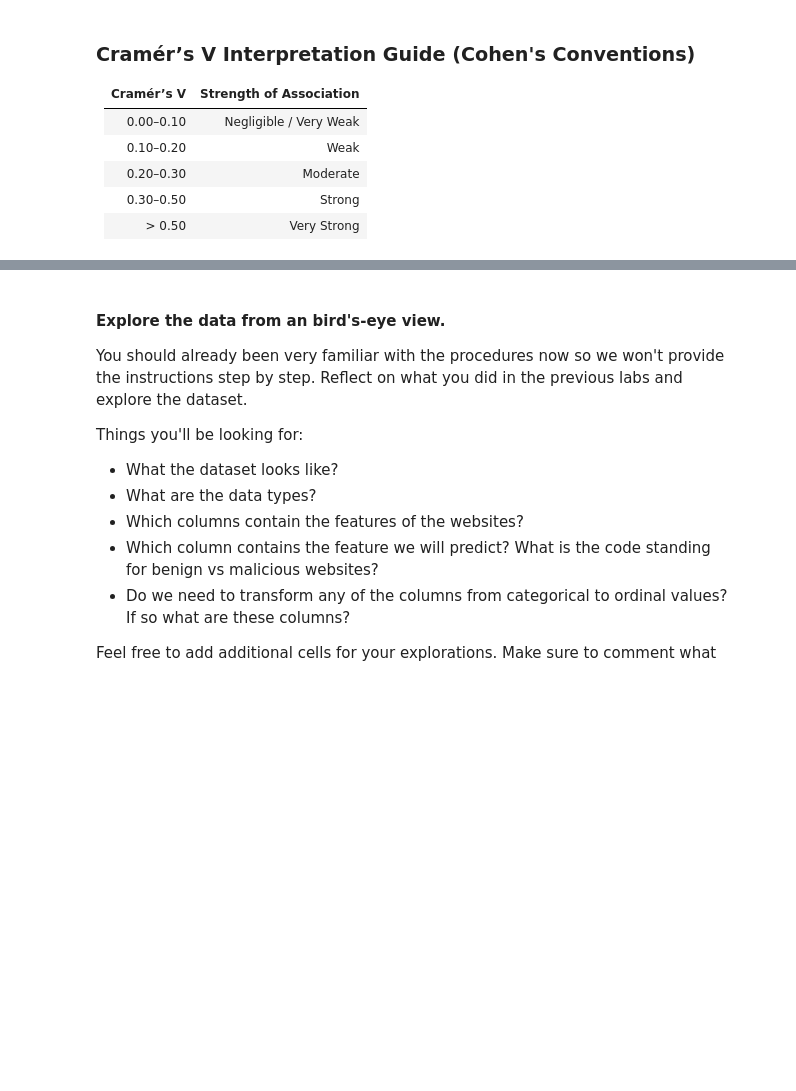
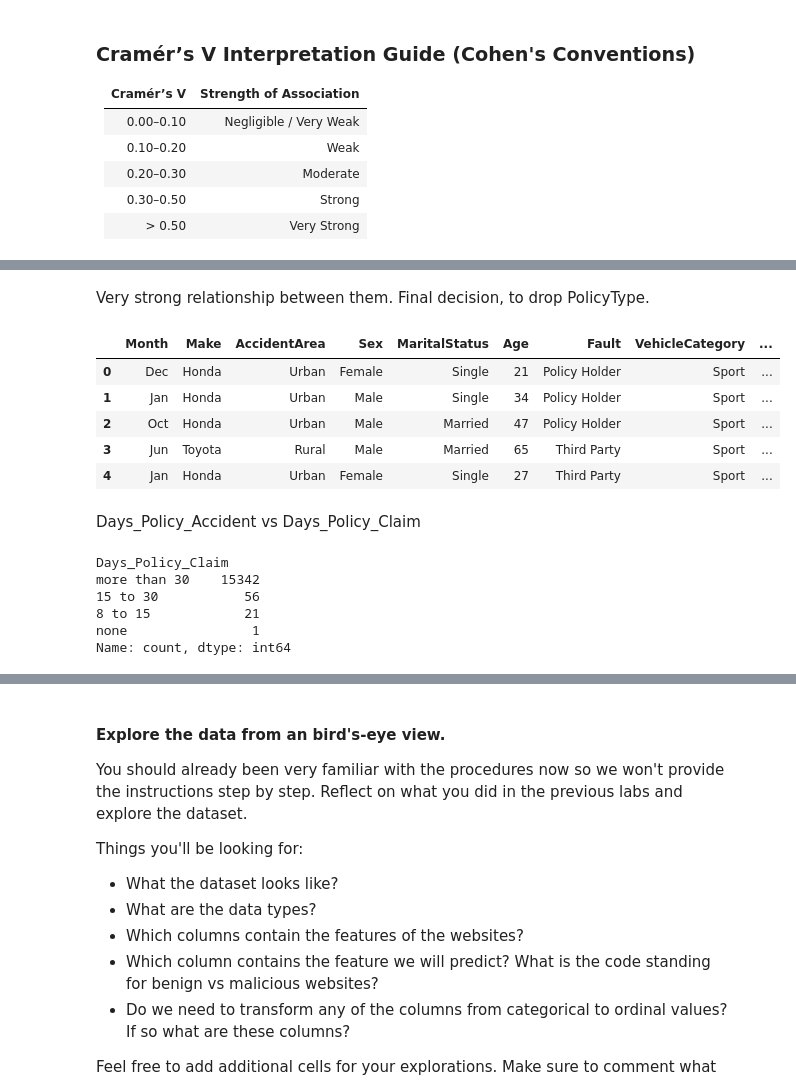
Before and after one commit to yoanl13/End-to-end-final-project-DSML, a Jupyter notebook: 1_DataScience_FinalProject_FraudDetection.ipynb, the cells around one changed output, grey strips where cells are left out. Drawn from its saved outputs; the diff is of its cells as text; code cells hidden in the pictures; blank space fills up the shorter version.

```diff
--- a/1_DataScience_FinalProject_FraudDetection.ipynb
+++ b/1_DataScience_FinalProject_FraudDetection.ipynb
@@ -531,0 +530,24 @@ raw_data.loc[raw_data["Age"] == 0, "Age"] = median_age
+# %% [markdown]
+Very strong relationship between them. Final decision, to drop PolicyType.
+# %%
+clean_data_1.drop(columns=["PolicyType"], inplace=True)
+# %%
+clean_data_1.head()
+# %% [output]
+|  | Month | Make | AccidentArea | Sex | MaritalStatus | Age | Fault | VehicleCategory | ... |
+| 0 | Dec | Honda | Urban | Female | Single | 21 | Policy Holder | Sport | ... |
+| 1 | Jan | Honda | Urban | Male | Single | 34 | Policy Holder | Sport | ... |
+| 2 | Oct | Honda | Urban | Male | Married | 47 | Policy Holder | Sport | ... |
+| 3 | Jun | Toyota | Rural | Male | Married | 65 | Third Party | Sport | ... |
+| 4 | Jan | Honda | Urban | Female | Single | 27 | Third Party | Sport | ... |
+# %% [markdown]
+Days_Policy_Accident vs Days_Policy_Claim
+# %%
+clean_data_1.Days_Policy_Claim.value_counts()
+# %% [output]
+Days_Policy_Claim
+more than 30    15342
+15 to 30           56
+8 to 15            21
+none                1
+Name: count, dtype: int64
```
Also changed, not shown: parts of 31 cells of this notebook.
